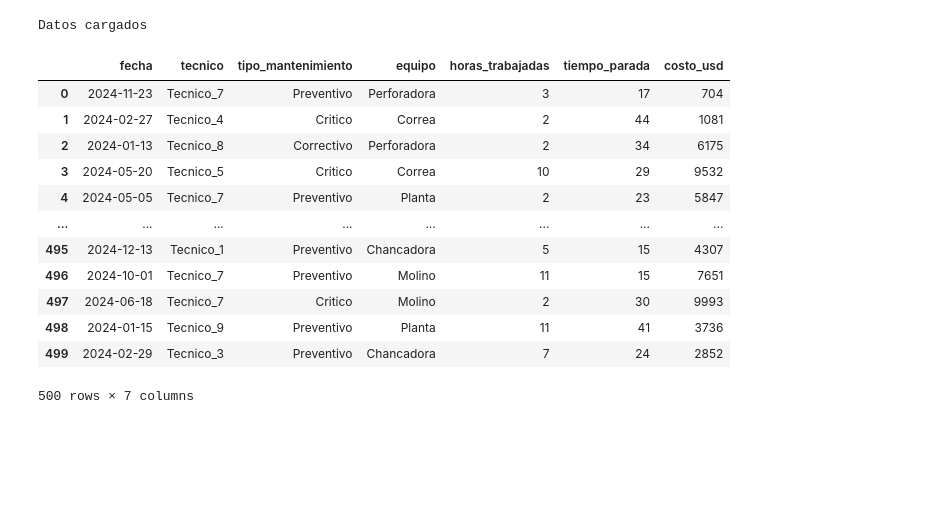
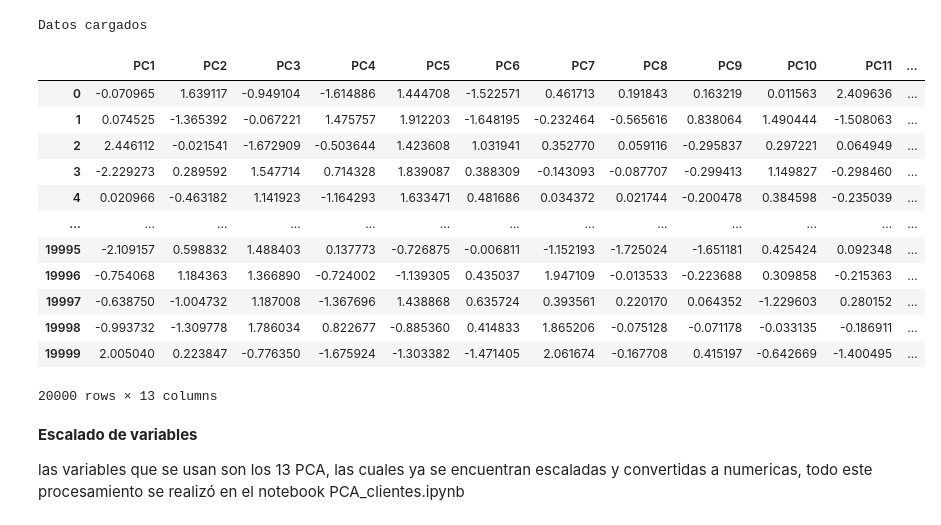
Before and after one commit to JhoelFernandoIM/ML_CPP2, a Jupyter notebook: notebooks/clusterizacion_clientes.ipynb, the cells around one changed output. Saved outputs shown, nothing was run; the diff lists cells and outputs as text; code cells hidden in the pictures; blank space fills up the shorter version.

```diff
--- a/notebooks/clusterizacion_clientes.ipynb
+++ b/notebooks/clusterizacion_clientes.ipynb
@@ -8,24 +8,24 @@ from sklearn.cluster import KMeans
 from sklearn.preprocessing import StandardScaler
 # %%
 # 1. Cargar datos
-with open(os.path.join("..", "data_sintetica", "mantenimiento_sintetico.pkl"), "rb") as f:
+with open(os.path.join("..", "resultado de modelos", "clientes_13_pca.pkl"), "rb") as f:
     data=pickle.load(f)
 
 print("Datos cargados")
 data
 # %% [output]
 Datos cargados
-|  | fecha | tecnico | tipo_mantenimiento | equipo | horas_trabajadas | tiempo_parada | costo_usd |
-| 0 | 2024-11-23 | Tecnico_7 | Preventivo | Perforadora | 3 | 17 | 704 |
-| 1 | 2024-02-27 | Tecnico_4 | Critico | Correa | 2 | 44 | 1081 |
-| 2 | 2024-01-13 | Tecnico_8 | Correctivo | Perforadora | 2 | 34 | 6175 |
-| 3 | 2024-05-20 | Tecnico_5 | Critico | Correa | 10 | 29 | 9532 |
-| 4 | 2024-05-05 | Tecnico_7 | Preventivo | Planta | 2 | 23 | 5847 |
-| ... | ... | ... | ... | ... | ... | ... | ... |
-| 495 | 2024-12-13 | Tecnico_1 | Preventivo | Chancadora | 5 | 15 | 4307 |
-| 496 | 2024-10-01 | Tecnico_7 | Preventivo | Molino | 11 | 15 | 7651 |
-| 497 | 2024-06-18 | Tecnico_7 | Critico | Molino | 2 | 30 | 9993 |
-| 498 | 2024-01-15 | Tecnico_9 | Preventivo | Planta | 11 | 41 | 3736 |
-| 499 | 2024-02-29 | Tecnico_3 | Preventivo | Chancadora | 7 | 24 | 2852 |
+|  | PC1 | PC2 | PC3 | PC4 | PC5 | PC6 | PC7 | PC8 | PC9 | PC10 | PC11 | ... |
+| 0 | -0.070965 | 1.639117 | -0.949104 | -1.614886 | 1.444708 | -1.522571 | 0.461713 | 0.191843 | 0.163219 | 0.011563 | 2.409636 | ... |
+| 1 | 0.074525 | -1.365392 | -0.067221 | 1.475757 | 1.912203 | -1.648195 | -0.232464 | -0.565616 | 0.838064 | 1.490444 | -1.508063 | ... |
+| 2 | 2.446112 | -0.021541 | -1.672909 | -0.503644 | 1.423608 | 1.031941 | 0.352770 | 0.059116 | -0.295837 | 0.297221 | 0.064949 | ... |
+| 3 | -2.229273 | 0.289592 | 1.547714 | 0.714328 | 1.839087 | 0.388309 | -0.143093 | -0.087707 | -0.299413 | 1.149827 | -0.298460 | ... |
+| 4 | 0.020966 | -0.463182 | 1.141923 | -1.164293 | 1.633471 | 0.481686 | 0.034372 | 0.021744 | -0.200478 | 0.384598 | -0.235039 | ... |
+| ... | ... | ... | ... | ... | ... | ... | ... | ... | ... | ... | ... | ... |
+| 19995 | -2.109157 | 0.598832 | 1.488403 | 0.137773 | -0.726875 | -0.006811 | -1.152193 | -1.725024 | -1.651181 | 0.425424 | 0.092348 | ... |
+| 19996 | -0.754068 | 1.184363 | 1.366890 | -0.724002 | -1.139305 | 0.435037 | 1.947109 | -0.013533 | -0.223688 | 0.309858 | -0.215363 | ... |
+| 19997 | -0.638750 | -1.004732 | 1.187008 | -1.367696 | 1.438868 | 0.635724 | 0.393561 | 0.220170 | 0.064352 | -1.229603 | 0.280152 | ... |
+| 19998 | -0.993732 | -1.309778 | 1.786034 | 0.822677 | -0.885360 | 0.414833 | 1.865206 | -0.075128 | -0.071178 | -0.033135 | -0.186911 | ... |
+| 19999 | 2.005040 | 0.223847 | -0.776350 | -1.675924 | -1.303382 | -1.471405 | 2.061674 | -0.167708 | 0.415197 | -0.642669 | -1.400495 | ... |
-500 rows × 7 columns
+20000 rows × 13 columns
 # %%
@@ -40,0 +35,4 @@ X_scaled = scaler.fit_transform(X)
+# %% [markdown]
+**Escalado de variables**
+
+las variables que se usan son los 13 PCA, las cuales ya se encuentran escaladas y convertidas a numericas, todo este procesamiento se realizó en el notebook PCA_clientes.ipynb
```
Also changed, not shown: parts of 8 cells of this notebook.
